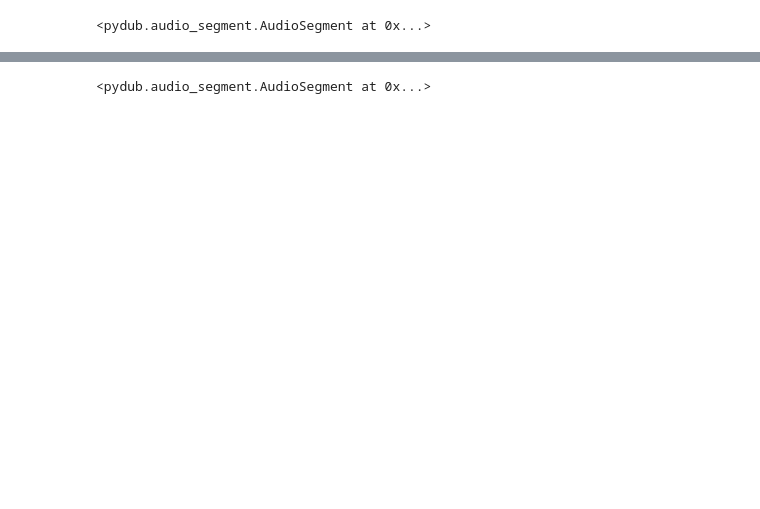
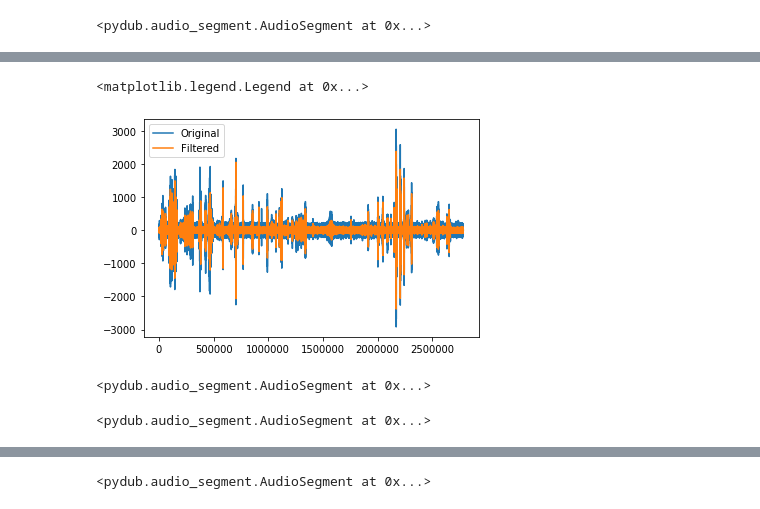
Before and after one commit to Masdevallia/what-bird-is-singing, a Jupyter notebook: Testing.ipynb, the cells around one changed output, grey strips where cells are left out. Drawn from its saved outputs; the diff is of its cells as text; code cells hidden in the pictures; blank space fills up the shorter version.

```diff
--- a/Testing.ipynb
+++ b/Testing.ipynb
@@ -28,0 +38,12 @@ plt.plot(samples)
+# %%
+from scipy import signal
+# Define filter cutoff frequency and degree
+b, a = signal.butter(3, 1/8, btype= 'low')
+# Apply modeled filter to data
+samples_filtered = signal.filtfilt(b, a, samples)
+plt.plot(samples)
+plt.plot(samples_filtered)
+plt.legend(["Original","Filtered"])
+# %% [output]
+<matplotlib.legend.Legend at 0x...>
+[figure, added]
@@ -29,3 +55,11 @@ plt.plot(samples)
+# %%
+audio
+# %% [output]
+<pydub.audio_segment.AudioSegment at 0x...>
+# %%
+new_audio
+# %% [output]
+<pydub.audio_segment.AudioSegment at 0x...>
 # %%
 extract = audio[:5000]
 # %%
```
Also changed, not shown: parts of 29 cells of this notebook, 7 other files.
